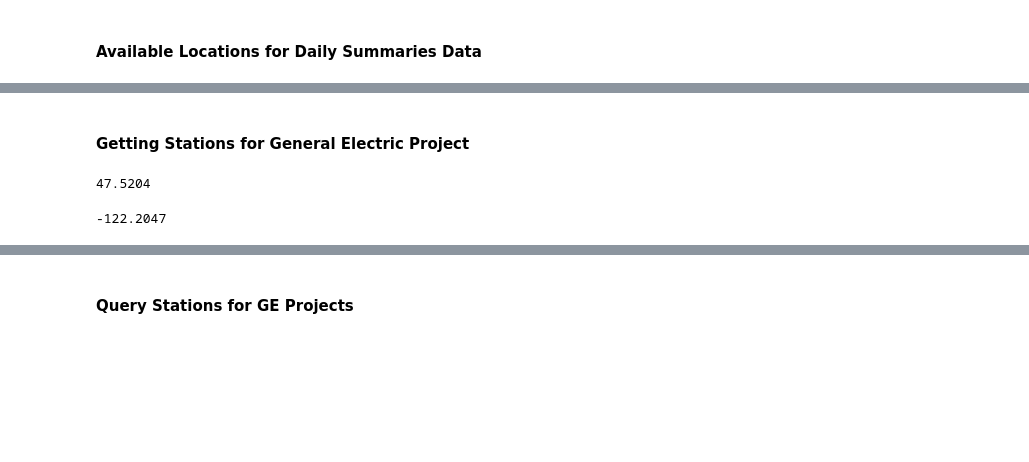
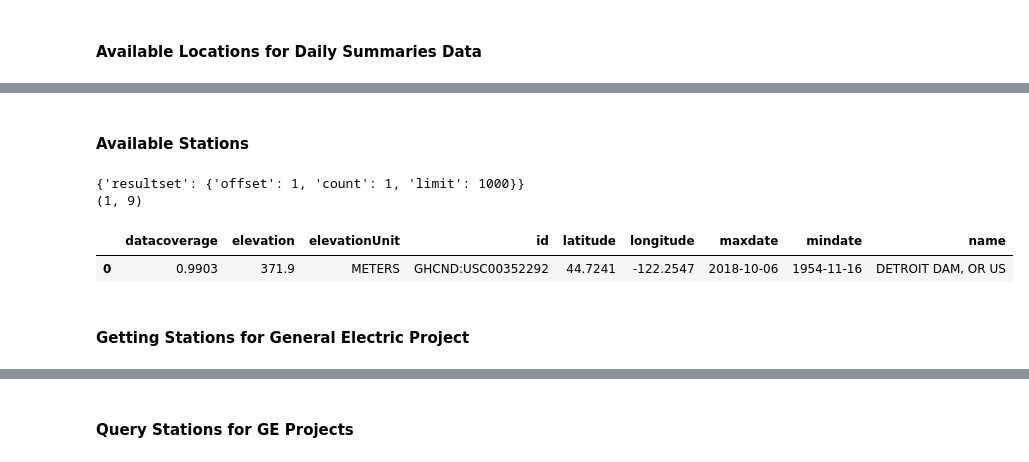
Before and after one commit to jonashan90/ge_capstone, a Jupyter notebook: 02 - Fetch Weather Data.ipynb, the cells around one changed output, grey strips where cells are left out. Cells and saved outputs as stored; diff of their text form; code cells hidden in the pictures; blank space fills up the shorter version.

```diff
--- a/02 - Fetch Weather Data.ipynb
+++ b/02 - Fetch Weather Data.ipynb
@@ -240,5 +244,21 @@ noaa_daily_summaries_locations_df
 | 23 | 0.9797 | CITY:AJ000001 | 1992-01-31 | 1881-07-17 | Baku, AJ |
 | 24 | 0.9057 | CITY:AJ000002 | 1991-12-31 | 1925-09-01 | Naxcivian, AJ |
+# %% [markdown]
+#### Available Stations
+# %%
+#url = "https://www.ncdc.noaa.gov/cdo-web/api/v2/locations?datasetid=GHCND"
+url = "https://www.ncdc.noaa.gov/cdo-web/api/v2/stations?datasetid=GHCND&datacategoryid=WIND&limit=1000&startdate=2000-01-01&extent=44.3506,-122.3201,46.492,-122.1787"
+response = requests.get(url=url, headers=headers)
+noaa_daily_summaries_locations_json = response.json()
+print(noaa_daily_summaries_locations_json["metadata"])
+noaa_daily_summaries_locations_df = pd.DataFrame(noaa_daily_summaries_locations_json['results'])
+print(noaa_daily_summaries_locations_df.shape)
+noaa_daily_summaries_locations_df
+# %% [output]
+{'resultset': {'offset': 1, 'count': 1, 'limit': 1000}}
+(1, 9)
+|  | datacoverage | elevation | elevationUnit | id | latitude | longitude | maxdate | mindate | name |
+| 0 | 0.9903 | 371.9 | METERS | GHCND:USC00352292 | 44.7241 | -122.2547 | 2018-10-06 | 1954-11-16 | DETROIT DAM, OR US |
 # %% [markdown]
 #### Getting Stations for General Electric Project
 # %%
@@ -291,10 +328,2 @@ def get_weather_stations(lat_center, long_center, square_diagonal, top_n = 5):
     return all_stations_results
-# %%
-lat_center
-# %% [output]
-47.5204
-# %%
-long_center
-# %% [output]
--122.2047
 # %%
```
Also changed, not shown: parts of 17 cells of this notebook.
